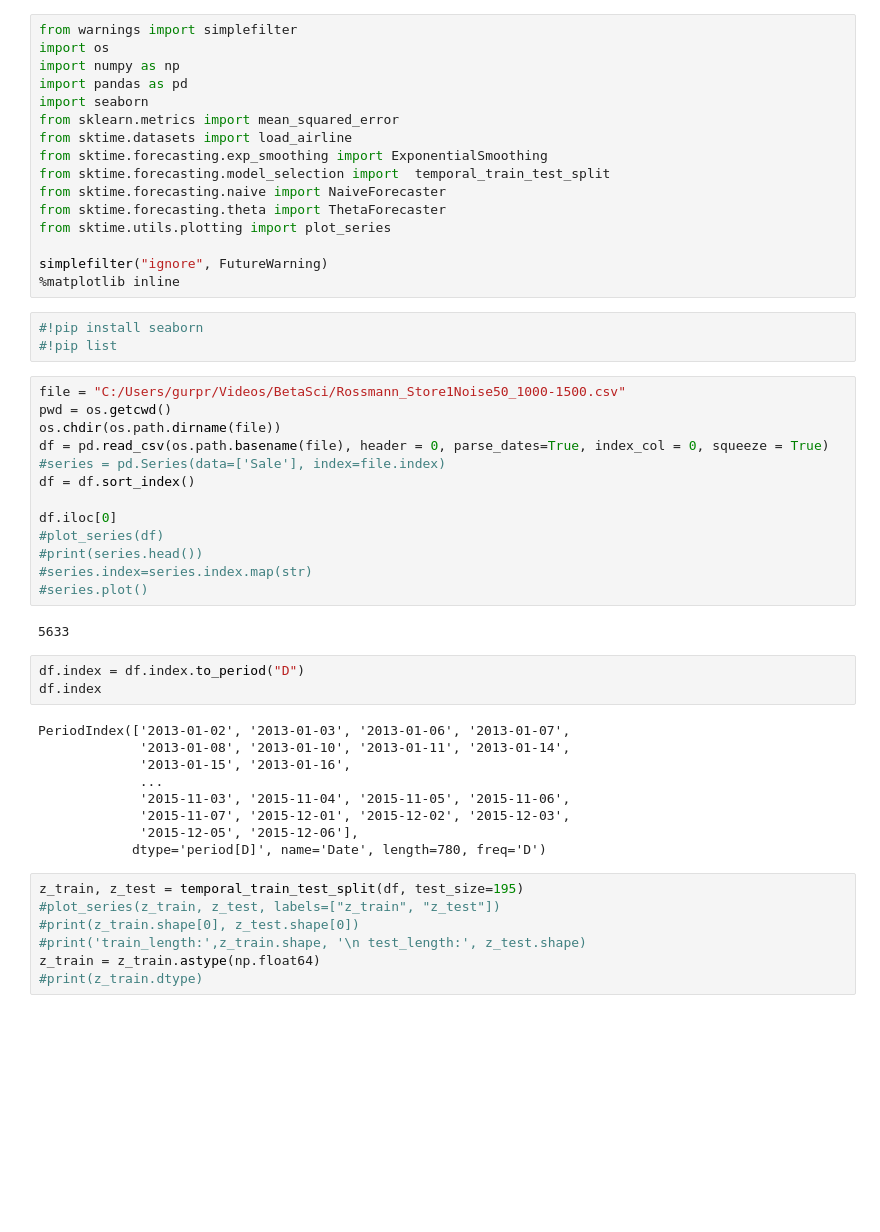
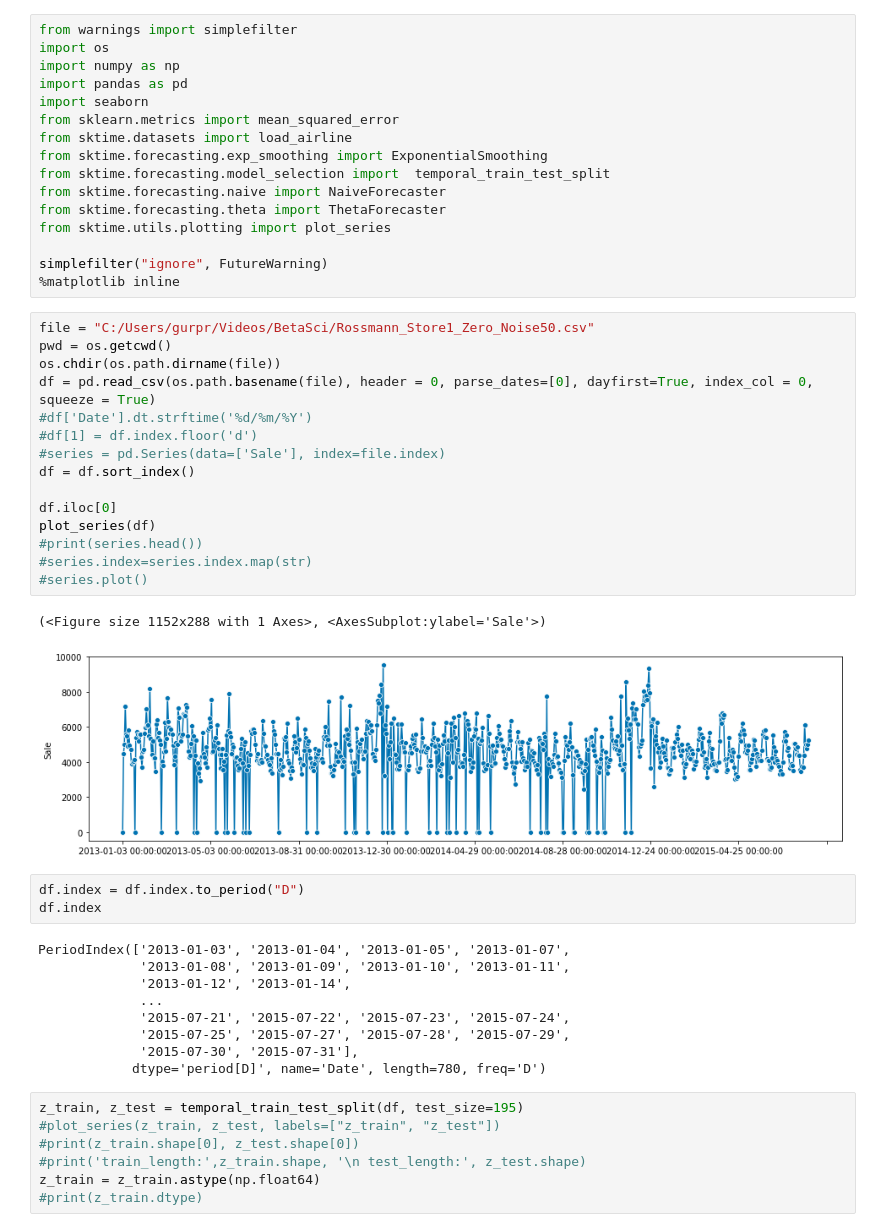
Before and after one commit to gpreet-singh/betasci, a Jupyter notebook: BetaNaive_Theta_ES.ipynb, the cells around one changed output. Cells and saved outputs as stored; diff of their text form; blank space fills up the shorter version.

Commit message:
noise results

```diff
--- a/BetaNaive_Theta_ES.ipynb
+++ b/BetaNaive_Theta_ES.ipynb
@@ -14,35 +14,35 @@ from sktime.utils.plotting import plot_series
 
 simplefilter("ignore", FutureWarning)
 %matplotlib inline
-# %%
-#!pip install seaborn
-#!pip list
 # %%
-file = "C:/Users/gurpr/Videos/BetaSci/Rossmann_Store1Noise50_1000-1500.csv"
+file = "C:/Users/gurpr/Videos/BetaSci/Rossmann_Store1_Zero_Noise50.csv"
 pwd = os.getcwd()
 os.chdir(os.path.dirname(file))
-df = pd.read_csv(os.path.basename(file), header = 0, parse_dates=True, index_col = 0, squeeze = True)
+df = pd.read_csv(os.path.basename(file), header = 0, parse_dates=[0], dayfirst=True, index_col = 0, squeeze = True)
+#df['Date'].dt.strftime('%d/%m/%Y')
+#df[1] = df.index.floor('d')
 #series = pd.Series(data=['Sale'], index=file.index)
 df = df.sort_index()
 
 df.iloc[0]
-#plot_series(df)
+plot_series(df)
 #print(series.head())
 #series.index=series.index.map(str)
 #series.plot()
 # %% [output]
-5633
+(<Figure size 1152x288 with 1 Axes>, <AxesSubplot:ylabel='Sale'>)
+[figure, added]
 # %%
 df.index = df.index.to_period("D")
 df.index
 # %% [output]
-PeriodIndex(['2013-01-02', '2013-01-03', '2013-01-06', '2013-01-07',
-             '2013-01-08', '2013-01-10', '2013-01-11', '2013-01-14',
-             '2013-01-15', '2013-01-16',
+PeriodIndex(['2013-01-03', '2013-01-04', '2013-01-05', '2013-01-07',
+             '2013-01-08', '2013-01-09', '2013-01-10', '2013-01-11',
+             '2013-01-12', '2013-01-14',
              ...
-             '2015-11-03', '2015-11-04', '2015-11-05', '2015-11-06',
-             '2015-11-07', '2015-12-01', '2015-12-02', '2015-12-03',
-             '2015-12-05', '2015-12-06'],
+             '2015-07-21', '2015-07-22', '2015-07-23', '2015-07-24',
+             '2015-07-25', '2015-07-27', '2015-07-28', '2015-07-29',
+             '2015-07-30', '2015-07-31'],
             dtype='period[D]', name='Date', length=780, freq='D')
 # %%
 z_train, z_test = temporal_train_test_split(df, test_size=195)
```
Also changed, not shown: parts of 3 cells of this notebook, 3 other files.
